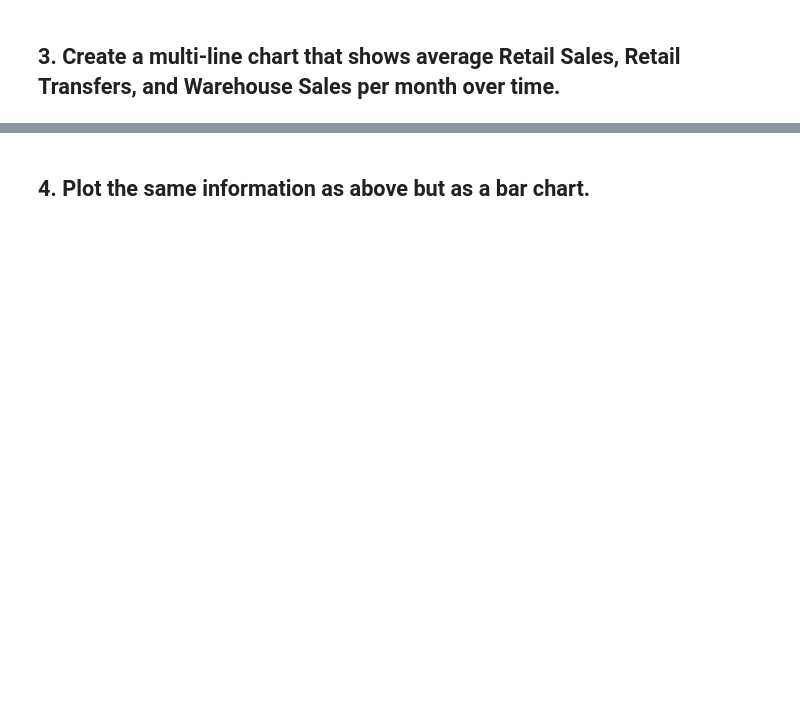
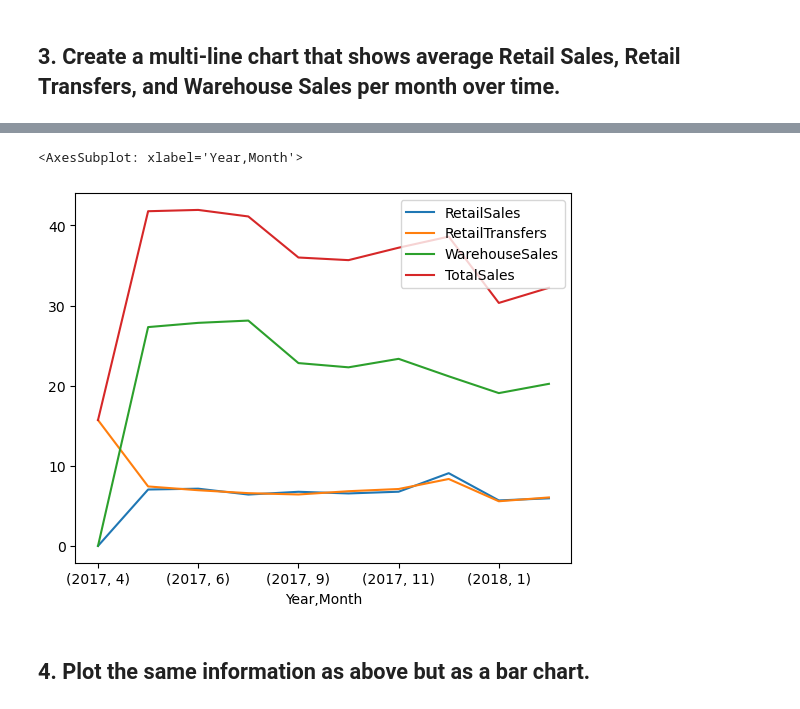
Before and after one commit to marciafof/DAFT_0116_OTALORAMarcia, a Jupyter notebook: module_2/Lab_2_ Plotting-Multiple-Data-Series/main.ipynb, the cells around one changed output, grey strips where cells are left out. Cells and saved outputs as stored; diff of their text form; code cells hidden in the pictures; blank space fills up the shorter version.

```diff
--- a/module_2/Lab_2_ Plotting-Multiple-Data-Series/main.ipynb
+++ b/module_2/Lab_2_ Plotting-Multiple-Data-Series/main.ipynb
@@ -86,0 +90,3 @@ plotdata
+# %%
+plot_data= data.groupby(["Year","Month"]).mean()
+plot_data
@@ -87,2 +106,7 @@ plotdata
+# %%
+plot_data.plot(kind="line")
+# %% [output]
+<AxesSubplot: xlabel='Year,Month'>
+[figure, added]
 # %% [markdown]
 ## 4. Plot the same information as above but as a bar chart.
```
Also changed, not shown: parts of 9 cells of this notebook.
